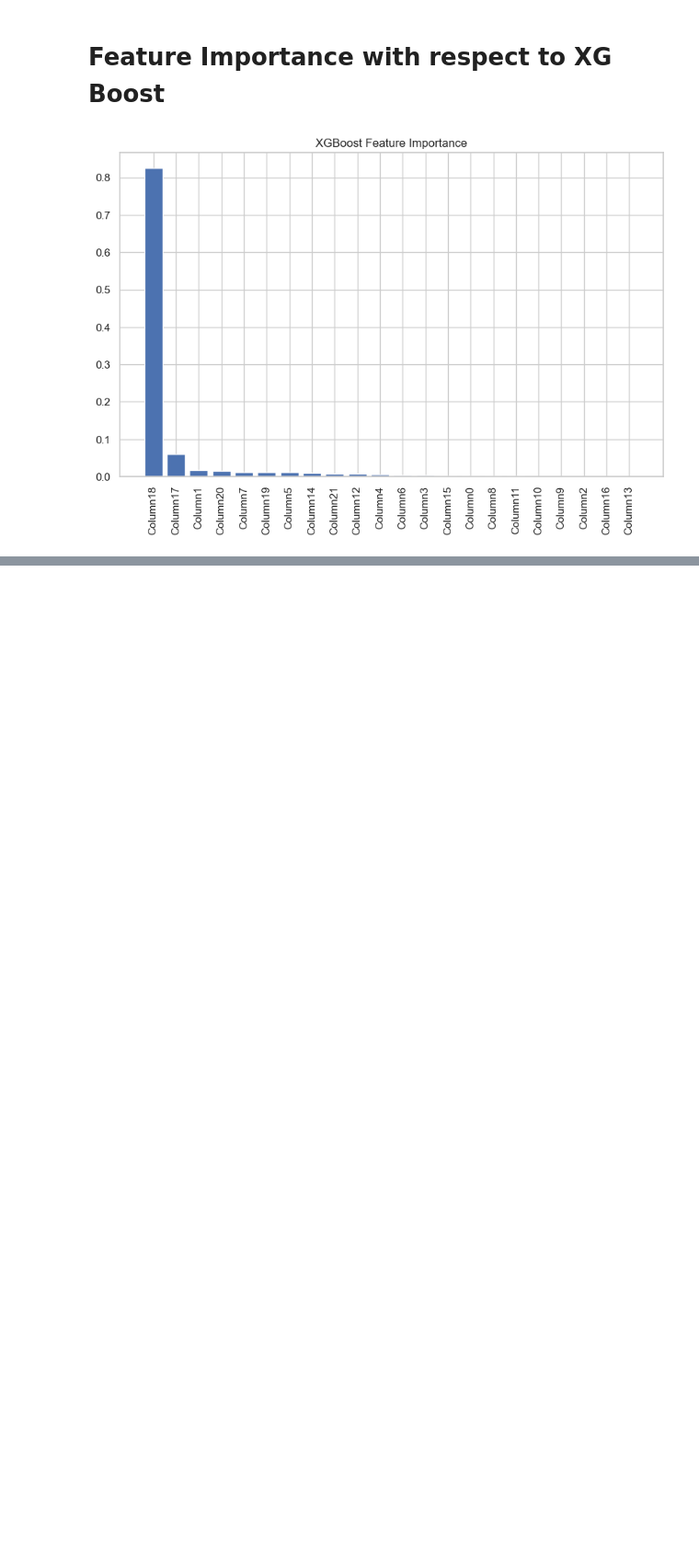
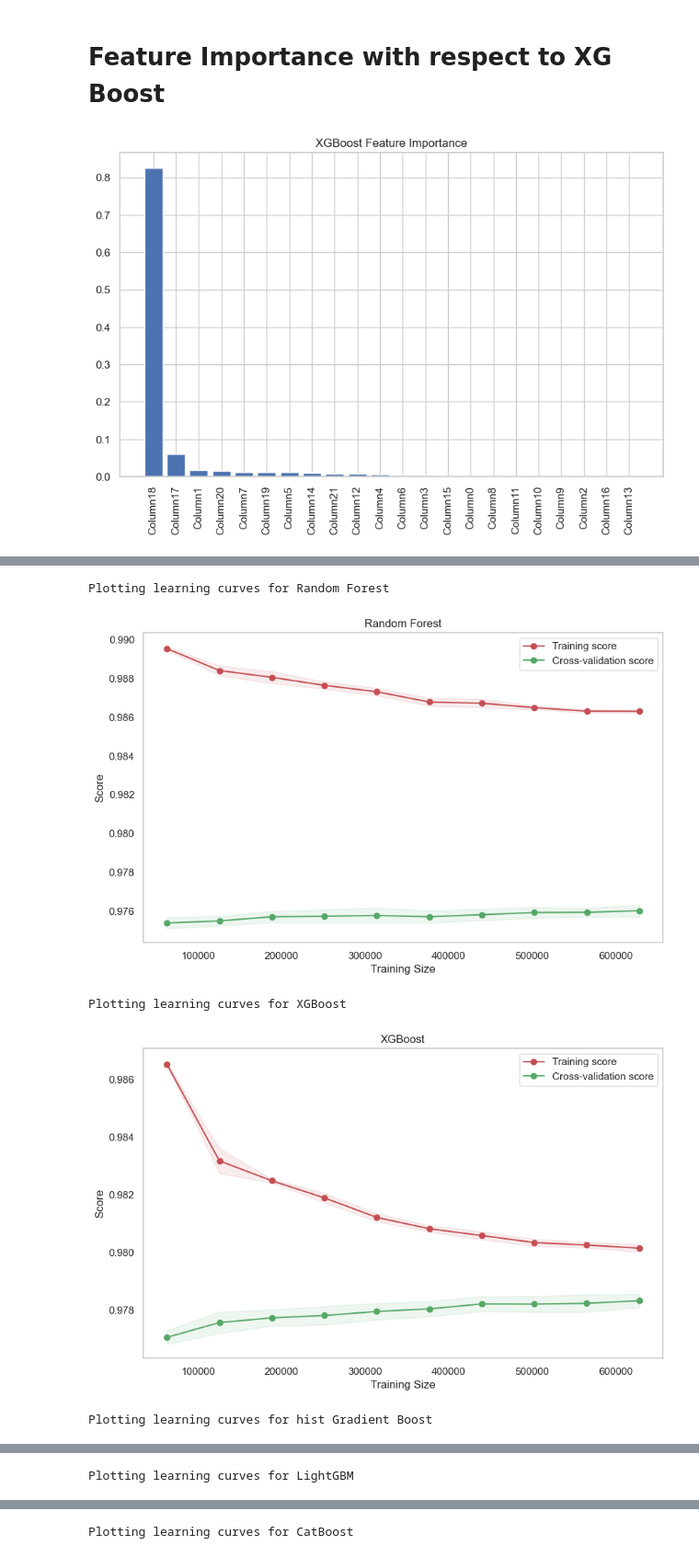
Before and after one commit to Periya-Samy-01/GSTN, a Jupyter notebook: ensemble_models_evaluation.ipynb, the cells around one changed output, grey strips where cells are left out. Shown at 92% size. Saved outputs shown, nothing was run; the diff lists cells and outputs as text; code cells hidden in the pictures; blank space fills up the shorter version.

```diff
--- a/ensemble_models_evaluation.ipynb
+++ b/ensemble_models_evaluation.ipynb
@@ -17,6 +19,15 @@ X_test = pd.read_csv("Test_20\\Test_20\\X_Test_Data_Input.csv")
 Y_test = pd.read_csv("Test_20\\Test_20\\Y_Test_Data_Target.csv")
 X_test = X_test.drop(columns=['ID'])
 Y_test = Y_test.drop(columns=['ID'])
+
+X_train = pd.read_csv("Train_60\\Train_60\\X_Train_Data_Input.csv")
+Y_train = pd.read_csv("Train_60\\Train_60\\Y_Train_Data_Target.csv")
+data = pd.merge(X_train, Y_train, on='ID')
+
+data = data.drop(columns=['ID'])
+
+X_train = data.drop(columns=['target'])
+Y_train = data['target']
 
 randomForest_Model = joblib.load('Models\\random_forest_model.pkl')
 xgb_model = joblib.load("Models\\xgb_model.pkl")
@@ -192,0 +302,41 @@ plt.show()
+# %%
+
+
+def plot_learning_curve(model, X, y, title="Learning Curves", cv=None, n_jobs=8):
+    train_sizes, train_scores, test_scores = learning_curve(
+        model, X, y, cv=cv, n_jobs=n_jobs, train_sizes=np.linspace(0.1, 1.0, 10)
+    )
+
+    # Calculate the mean and standard deviation of training scores
+    train_mean = np.mean(train_scores, axis=1)
+    train_std = np.std(train_scores, axis=1)
+
+    # Calculate the mean and standard deviation of test scores
+    test_mean = np.mean(test_scores, axis=1)
+    test_std = np.std(test_scores, axis=1)
+
+    # Plotting
+    plt.figure(figsize=(10, 6))
+    plt.plot(train_sizes, train_mean, 'o-', color="r", label="Training score")
+    plt.plot(train_sizes, test_mean, 'o-', color="g", label="Cross-validation score")
+
+    # Plot the std deviation as a shaded region
+    plt.fill_between(train_sizes, train_mean - train_std, train_mean + train_std, alpha=0.1, color="r")
+    plt.fill_between(train_sizes, test_mean - test_std, test_mean + test_std, alpha=0.1, color="g")
+
+    plt.title(title)
+    plt.xlabel("Training Size")
+    plt.ylabel("Score")
+    plt.legend(loc="best")
+    plt.grid()
+    plt.show()
+# %%
+for name, model in models:
+    print(f"Plotting learning curves for {name}\n")
+    plot_learning_curve(model,X_train,Y_train,name)
+# %% [output]
+Plotting learning curves for Random Forest
+[figure, added]
+Plotting learning curves for XGBoost
+[figure, added]
+Plotting learning curves for hist Gradient Boost
@@ -192,0 +344 @@ plt.show()
+Plotting learning curves for LightGBM
@@ -192,0 +346 @@ plt.show()
+Plotting learning curves for CatBoost
```
Also changed, not shown: parts of 5 cells of this notebook.
